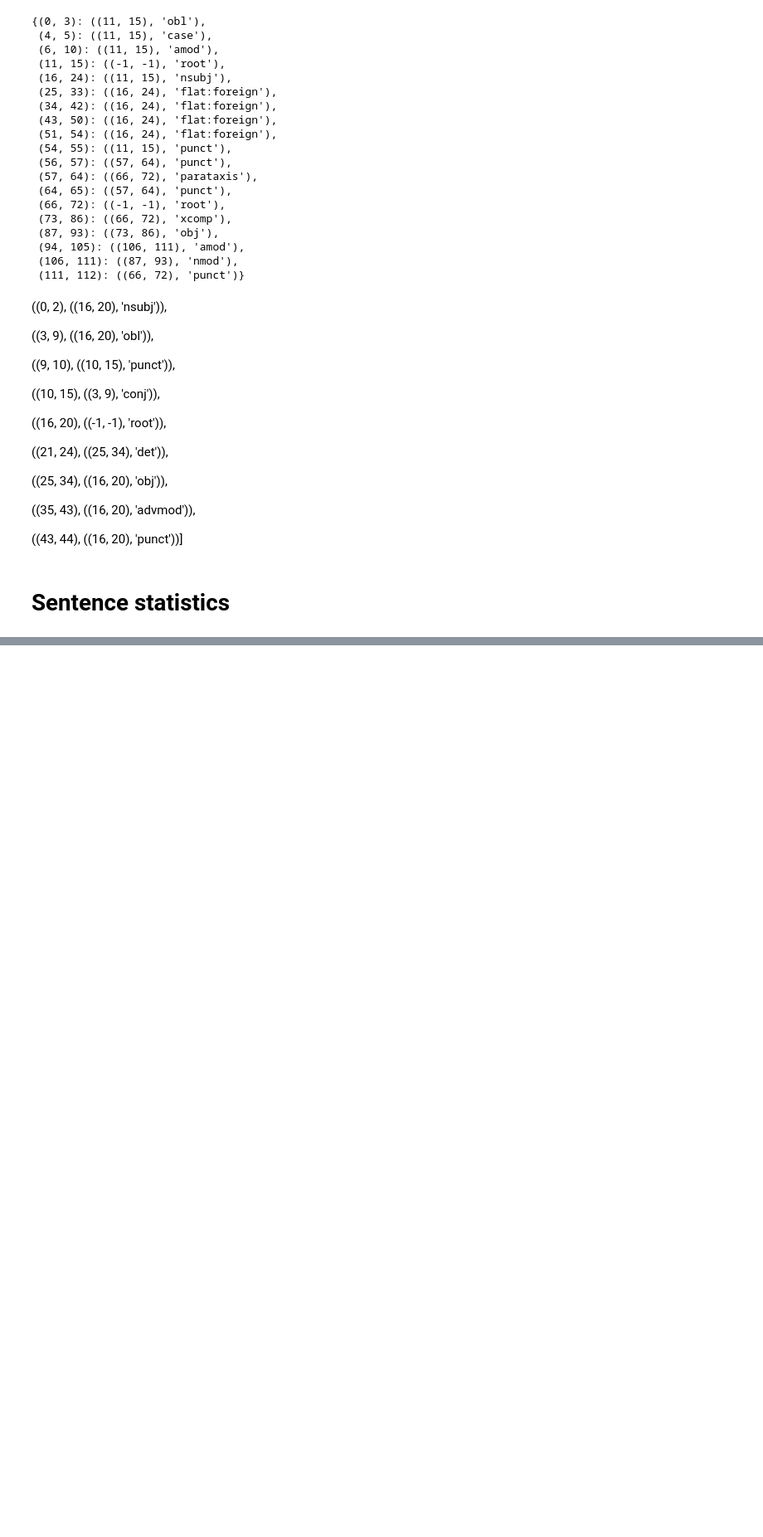
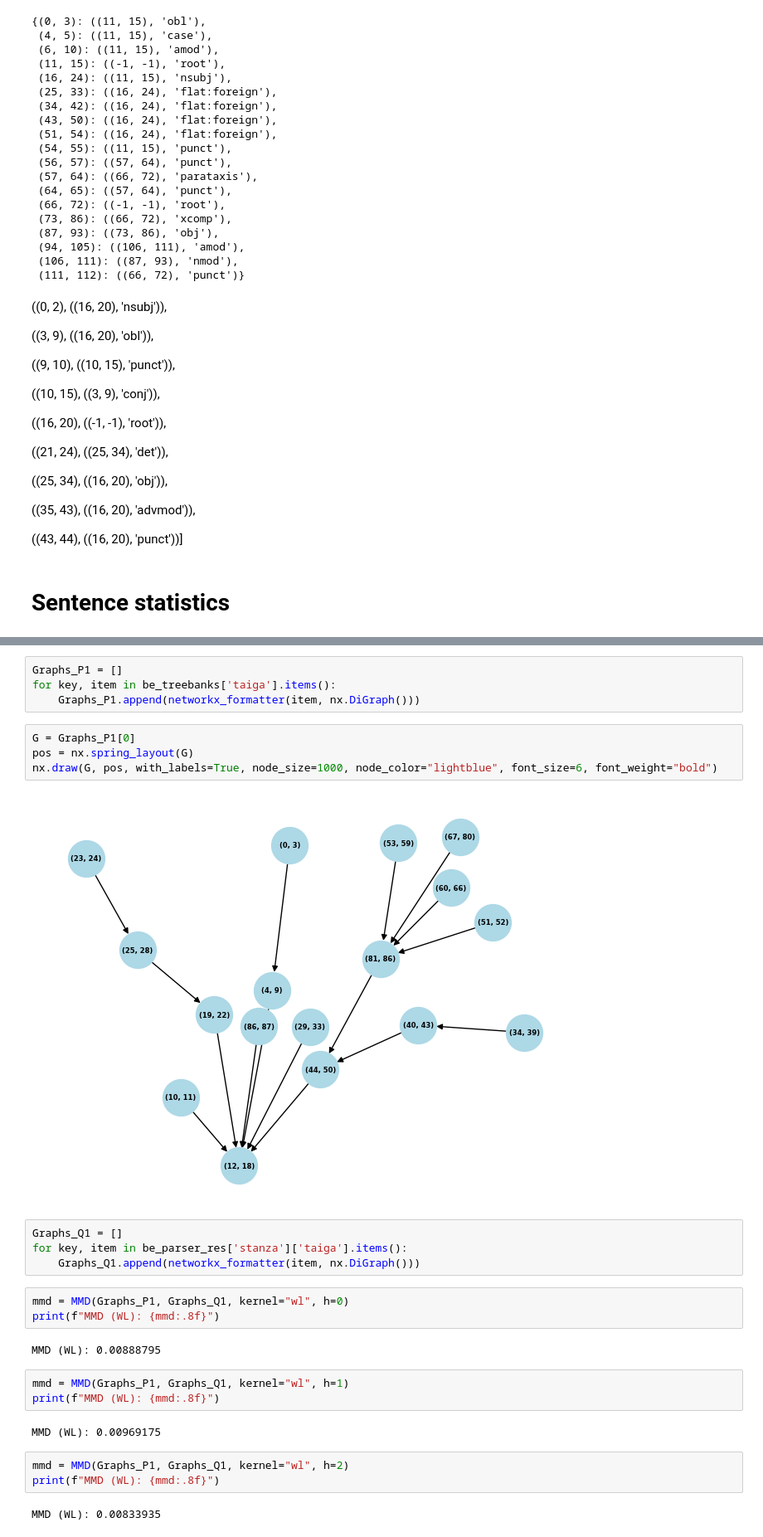
Before and after one commit to Derinhelm/parser_stat, a Jupyter notebook: MMD_Russian_parser_statistics.ipynb, the cells around one changed output, grey strips where cells are left out. Shown at 83% size. Cells and saved outputs as stored; diff of their text form; blank space fills up the shorter version.

```diff
--- a/MMD_Russian_parser_statistics.ipynb
+++ b/MMD_Russian_parser_statistics.ipynb
@@ -340,0 +451,29 @@ be_parser_res['stanza']['taiga']['1'] # Разбор, полученный с п
+# %%
+Graphs_P1 = []
+for key, item in be_treebanks['taiga'].items():
+    Graphs_P1.append(networkx_formatter(item, nx.DiGraph()))
+# %%
+G = Graphs_P1[0]
+pos = nx.spring_layout(G)
+nx.draw(G, pos, with_labels=True, node_size=1000, node_color="lightblue", font_size=6, font_weight="bold")
+# %% [output]
+[figure, added]
+# %%
+Graphs_Q1 = []
+for key, item in be_parser_res['stanza']['taiga'].items():
+    Graphs_Q1.append(networkx_formatter(item, nx.DiGraph()))
+# %%
+mmd = MMD(Graphs_P1, Graphs_Q1, kernel="wl", h=0)
+print(f"MMD (WL): {mmd:.8f}")
+# %% [output]
+MMD (WL): 0.00888795
+# %%
+mmd = MMD(Graphs_P1, Graphs_Q1, kernel="wl", h=1)
+print(f"MMD (WL): {mmd:.8f}")
+# %% [output]
+MMD (WL): 0.00969175
+# %%
+mmd = MMD(Graphs_P1, Graphs_Q1, kernel="wl", h=2)
+print(f"MMD (WL): {mmd:.8f}")
+# %% [output]
+MMD (WL): 0.00833935
```
Also changed, not shown: parts of 17 cells of this notebook.
